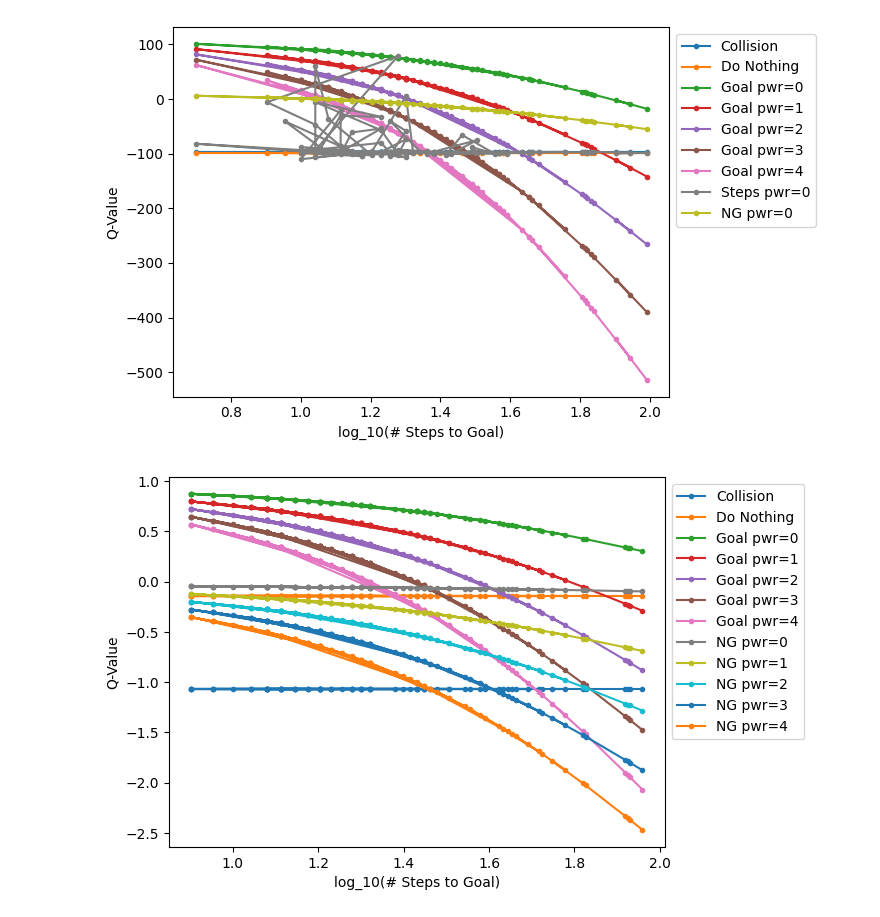
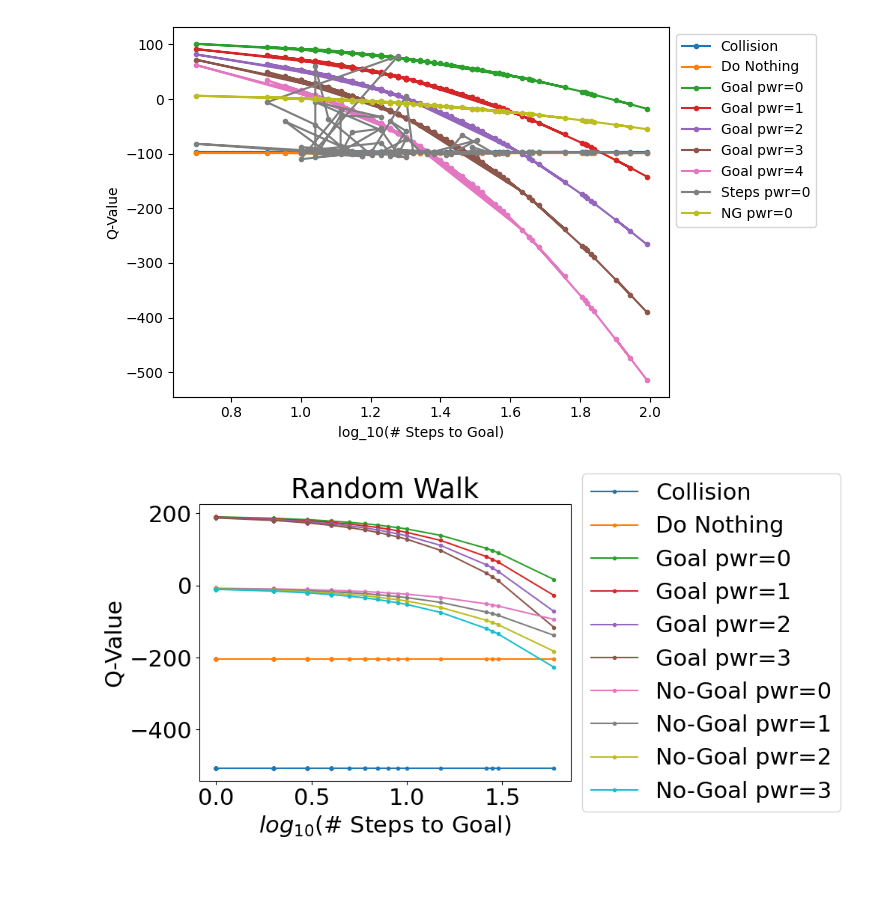
Before and after one commit to WreckItTim/rl_drone, a Jupyter notebook: train_eval.ipynb, the cells around one changed output. Cells and saved outputs as stored; diff of their text form; code cells hidden in the pictures; blank space fills up the shorter version.

```diff
--- a/train_eval.ipynb
+++ b/train_eval.ipynb
@@ -1004,23 +1004,24 @@ plt.show()
 [figure]
 # %%
 # play with reward function
+plt.rcParams.update({'font.size': 22})
 import numpy as np
 from matplotlib import pyplot as plt
 def distance(d):
     #return -1*np.exp(-1*d)
-    return .0001*(np.tanh(d))
+    return .1*(np.tanh(d))
     #return 0.1*d
 def steps(s):
-    return -.001
+    return -2
 def resolution(c1, c2):
-    return -.01*c1#1*(np.exp(-*c1)-1) #+ np.exp(-.5*c2)-1 # two sensors to detect resolution
+    return -1*c1#1*(np.exp(-*c1)-1) #+ np.exp(-.5*c2)-1 # two sensors to detect resolution
 def goal(yes):
-    return 1 if yes else 0
+    return 200 if yes else 0
 def collision(yes):
-    return -1 if yes else 0
+    return -500 if yes else 0
 
 gamma = 0.99
-start_distance = 100
+start_distance = 10
 qsc = []
 qsS2 = []
 qsS3 = []
@@ -1036,7 +1037,7 @@ qs3 = []
 qs4 = []
 steps_to_goal = []
 max_steps = 1000
-mean_steps = np.arange(1, 10, .1)
+mean_steps = np.arange(.1, 10, .1)
 for mean_step in mean_steps:
     d = start_distance
     c = c1 = c2 = 4
@@ -1092,46 +1093,57 @@ for mean_step in mean_steps:
             break
     if not_added:
         steps_to_goal.append(s)
         qs0.append(q0)
         qs1.append(q1)
         qs2.append(q2)
         qs3.append(q3)
         qs4.append(q4)
         qsS2.append(qS2)
+        qsS3.append(qS3)
+        qsS4.append(qS4)
+        qsS5.append(qS5)
+        qsS6.append(qS6)
         not_added = False
     qs.append(q)
     s = 0
     d = start_distance
     while(True):
         s += 1
         step = np.random.normal(0, mean_step)
         d = d-step
         reached = d < 4
         rS = distance(step) + steps(s) + resolution(0,0) + goal(reached) + collision(False)
         qS += rS * gamma**s
         if reached:
             break
         if s > max_steps:
             break
     qsS.append(qS)
+
 steps_to_goal = np.log10(steps_to_goal)
-plt.plot(steps_to_goal, qsc, marker='.', label='Collision')
-plt.plot(steps_to_goal, qs, marker='.', label='Do Nothing')
-plt.plot(steps_to_goal, qs0, marker='.', label='Goal pwr=0')
-plt.plot(steps_to_goal, qs1, marker='.', label='Goal pwr=1')
-plt.plot(steps_to_goal, qs2, marker='.', label='Goal pwr=2')
-plt.plot(steps_to_goal, qs3, marker='.', label='Goal pwr=3')
-plt.plot(steps_to_goal, qs4, marker='.', label='Goal pwr=4')
-#plt.plot(steps_to_goal, qsS, marker='.', label='Steps pwr=0')
-plt.plot(steps_to_goal, qsS2, marker='.', label='NG pwr=0')
-plt.plot(steps_to_goal, qsS3, marker='.', label='NG pwr=1')
-plt.plot(steps_to_goal, qsS4, marker='.', label='NG pwr=2')
-plt.plot(steps_to_goal, qsS5, marker='.', label='NG pwr=3')
-plt.plot(steps_to_goal, qsS6, marker='.', label='NG pwr=4')
+steps_to_goal2 = steps_to_goal.copy()
+steps_to_goal2.sort()
+plt.plot(steps_to_goal2, [x for _, x in sorted(zip(steps_to_goal, qsc))], marker='.', label='Collision')
+plt.plot(steps_to_goal2, [x for _, x in sorted(zip(steps_to_goal, qs))], marker='.', label='Do Nothing')
+plt.plot(steps_to_goal2, [x for _, x in sorted(zip(steps_to_goal, qs0))], marker='.', label='Goal pwr=0')
+plt.plot(steps_to_goal2, [x for _, x in sorted(zip(steps_to_goal, qs1))], marker='.', label='Goal pwr=1')
+plt.plot(steps_to_goal2, [x for _, x in sorted(zip(steps_to_goal, qs2))], marker='.', label='Goal pwr=2')
+plt.plot(steps_to_goal2, [x for _, x in sorted(zip(steps_to_goal, qs3))], marker='.', label='Goal pwr=3')
+#plt.plot(steps_to_goal2, [x for _, x in sorted(zip(steps_to_goal, qsc))]qs4, marker='.', label='Goal pwr=4')
+#plt.plot(steps_to_goal2, [x for _, x in sorted(zip(steps_to_goal, qsc))]qsS, marker='.', label='Steps pwr=0')
+plt.plot(steps_to_goal2, [x for _, x in sorted(zip(steps_to_goal, qsS2))], marker='.', label='No-Goal pwr=0')
+plt.plot(steps_to_goal2, [x for _, x in sorted(zip(steps_to_goal, qsS3))], marker='.', label='No-Goal pwr=1')
+plt.plot(steps_to_goal2, [x for _, x in sorted(zip(steps_to_goal, qsS4))], marker='.', label='No-Goal pwr=2')
+plt.plot(steps_to_goal2, [x for _, x in sorted(zip(steps_to_goal, qsS5))], marker='.', label='No-Goal pwr=3')
+#plt.plot(steps_to_goal2, [x for _, x in sorted(zip(steps_to_goal, qsc))]qsS6, marker='.', label='NG pwr=4')
 #plt.xticks([i for i in range(1,4)])
-plt.legend(bbox_to_anchor=(1,1))
-plt.xlabel(f'log_10(# Steps to Goal)')
+plt.title('Random Walk')
+#plt.legend(loc='upper center', bbox_to_anchor=(0.5, -0.1),
+#          fancybox=True, shadow=True, ncol=3)
+plt.legend(loc='center left', bbox_to_anchor=(1, 0.5))
+plt.xlabel(r'$log_{10}$(# Steps to Goal)')
 plt.ylabel('Q-Value')
+#plt.yticks([-300, -200, -100, 0, 100])
 plt.show()
 # %% [output]
-[figure, old version]
+[figure, new version]
```
Also changed, not shown: parts of 1 cell of this notebook, 1 other file.
